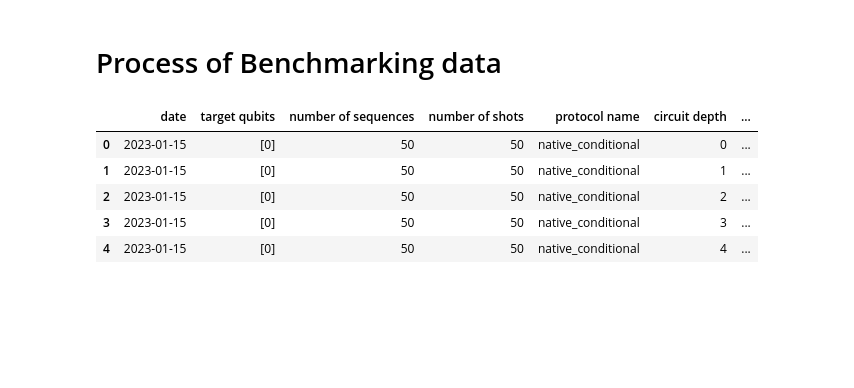
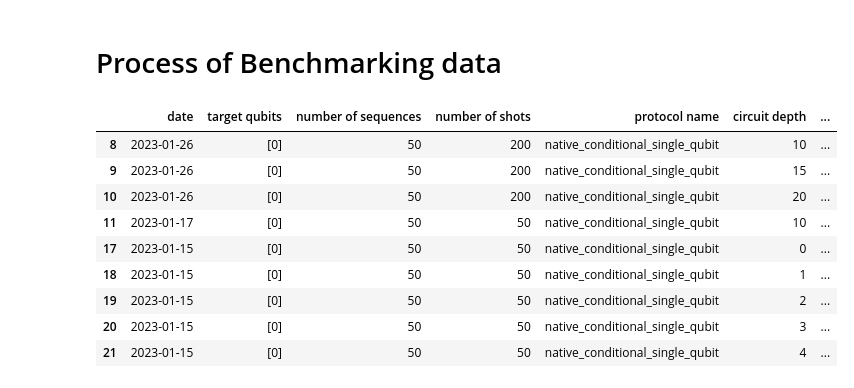
Before and after one commit to mmehrani/Randomized_Benchmarking_protocol, a Jupyter notebook: data_post_processing.ipynb, the cells around one changed output. Cells and saved outputs as stored; diff of their text form; code cells hidden in the pictures; blank space fills up the shorter version.

```diff
--- a/data_post_processing.ipynb
+++ b/data_post_processing.ipynb
@@ -33,6 +34,9 @@ def capture_bench_dataframe(path):
     dataframe = pd.read_csv(os.path.join(path, '{}.csv'.format(machine_title) ) )
     dataframe = dataframe[dataframe['target qubits'] == str(target_qubits)]
     return dataframe
+
+def filter_large_errors(dataframe):
+    return dataframe[dataframe['error of fidelity'] <= 0.05]
 
 def capture_bench_arrays(dataframe, version_name):
     dataframe = dataframe[ dataframe['protocol name'] == version_name ]
@@ -43 +49,3 @@ def capture_bench_arrays(dataframe, version_name):
+# %%
+df = filter_large_errors(df)
 # %%
@@ -56,12 +63,16 @@ for version in bench_versions:
     except:
         pass
 # %%
-df.head()
+df
 # %% [output]
 |  | date | target qubits | number of sequences | number of shots | protocol name | circuit depth | ... |
-| 0 | 2023-01-15 | [0] | 50 | 50 | native_conditional | 0 | ... |
-| 1 | 2023-01-15 | [0] | 50 | 50 | native_conditional | 1 | ... |
-| 2 | 2023-01-15 | [0] | 50 | 50 | native_conditional | 2 | ... |
-| 3 | 2023-01-15 | [0] | 50 | 50 | native_conditional | 3 | ... |
-| 4 | 2023-01-15 | [0] | 50 | 50 | native_conditional | 4 | ... |
+| 8 | 2023-01-26 | [0] | 50 | 200 | native_conditional_single_qubit | 10 | ... |
+| 9 | 2023-01-26 | [0] | 50 | 200 | native_conditional_single_qubit | 15 | ... |
+| 10 | 2023-01-26 | [0] | 50 | 200 | native_conditional_single_qubit | 20 | ... |
+| 11 | 2023-01-17 | [0] | 50 | 50 | native_conditional_single_qubit | 10 | ... |
+| 17 | 2023-01-15 | [0] | 50 | 50 | native_conditional_single_qubit | 0 | ... |
+| 18 | 2023-01-15 | [0] | 50 | 50 | native_conditional_single_qubit | 1 | ... |
+| 19 | 2023-01-15 | [0] | 50 | 50 | native_conditional_single_qubit | 2 | ... |
+| 20 | 2023-01-15 | [0] | 50 | 50 | native_conditional_single_qubit | 3 | ... |
+| 21 | 2023-01-15 | [0] | 50 | 50 | native_conditional_single_qubit | 4 | ... |
 # %%
```
Also changed, not shown: parts of 9 cells of this notebook, 3 other files.
